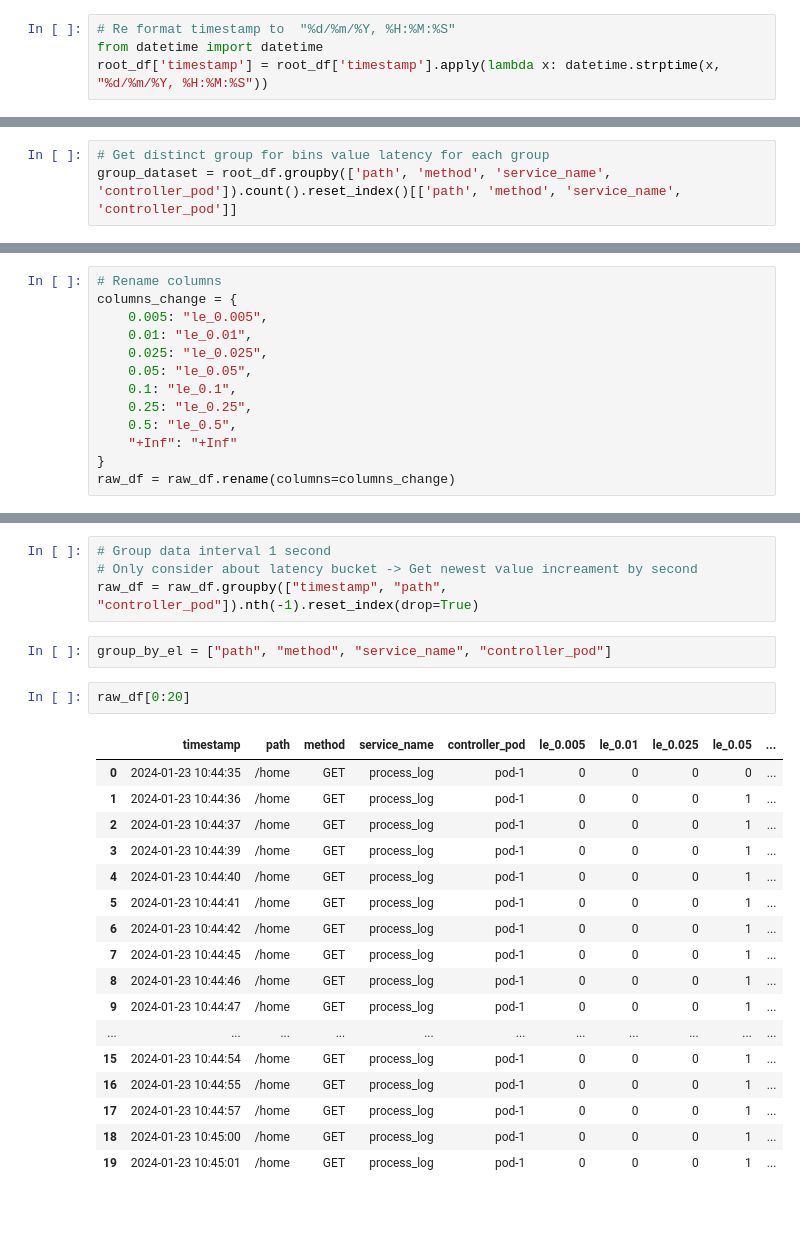
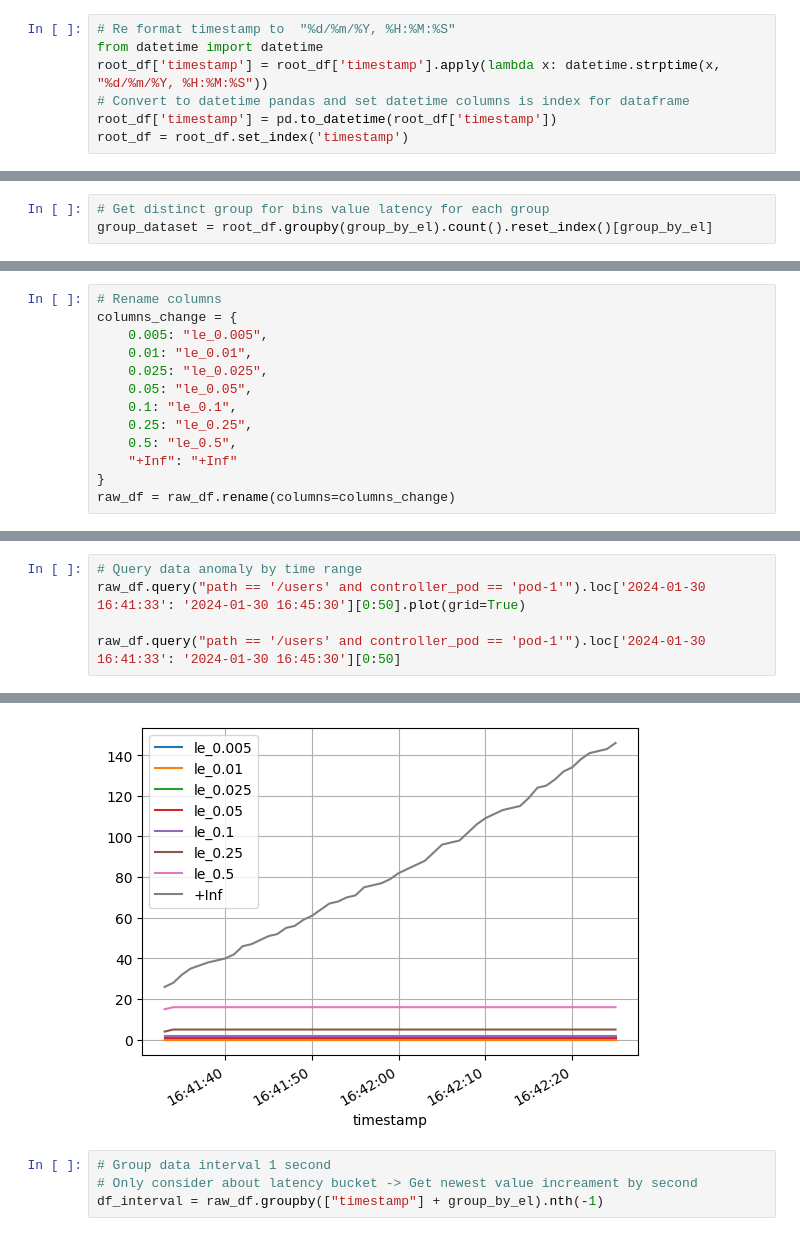
Before and after one commit to vuvietnguyenit/data_analystic, a Jupyter notebook: notebooks/calculate_latency_duration_time.ipynb, the cells around one changed output, grey strips where cells are left out. Cells and saved outputs as stored; diff of their text form; blank space fills up the shorter version.

```diff
--- a/notebooks/calculate_latency_duration_time.ipynb
+++ b/notebooks/calculate_latency_duration_time.ipynb
@@ -70,6 +79,9 @@ root_df
 # Re format timestamp to  "%d/%m/%Y, %H:%M:%S"
 from datetime import datetime
 root_df['timestamp'] = root_df['timestamp'].apply(lambda x: datetime.strptime(x, "%d/%m/%Y, %H:%M:%S"))
+# Convert to datetime pandas and set datetime columns is index for dataframe
+root_df['timestamp'] = pd.to_datetime(root_df['timestamp'])
+root_df = root_df.set_index('timestamp')
 # %%
 # Bins data to bucket latency
 def bucketing(duration_time):
@@ -100,6 +117,6 @@ root_df
 # %%
 # Get distinct group for bins value latency for each group
-group_dataset = root_df.groupby(['path', 'method', 'service_name', 'controller_pod']).count().reset_index()[['path', 'method', 'service_name', 'controller_pod']]
+group_dataset = root_df.groupby(group_by_el).count().reset_index()[group_by_el]
 # %%
 group_dataset # <- Return all group existed in dataset, next step do bins value of each group into bucket list: **[0.005, 0.01, 0.025, 0.05, 0.1, 0.25, 0.5, +Inf]**
 # %% [output]
@@ -167,0 +212,6 @@ raw_df[0:50][["timestamp"] + [bucket for bucket in columns_change.values()]
+# %%
+# Query data anomaly by time range
+raw_df.query("path == '/users' and controller_pod == 'pod-1'").loc['2024-01-30 16:41:33': '2024-01-30 16:45:30'][0:50].plot(grid=True)
+
+raw_df.query("path == '/users' and controller_pod == 'pod-1'").loc['2024-01-30 16:41:33': '2024-01-30 16:45:30'][0:50]
+# %% [output]
@@ -168,26 +236,5 @@ raw_df[0:50][["timestamp"] + [bucket for bucket in columns_change.values()]
+[figure, added]
 # %%
 # Group data interval 1 second
 # Only consider about latency bucket -> Get newest value increament by second
-raw_df = raw_df.groupby(["timestamp", "path", "controller_pod"]).nth(-1).reset_index(drop=True)
+df_interval = raw_df.groupby(["timestamp"] + group_by_el).nth(-1)
-# %%
-group_by_el = ["path", "method", "service_name", "controller_pod"]
-# %%
-raw_df[0:20]
-# %% [output]
-|  | timestamp | path | method | service_name | controller_pod | le_0.005 | le_0.01 | le_0.025 | le_0.05 | ... |
-| 0 | 2024-01-23 10:44:35 | /home | GET | process_log | pod-1 | 0 | 0 | 0 | 0 | ... |
-| 1 | 2024-01-23 10:44:36 | /home | GET | process_log | pod-1 | 0 | 0 | 0 | 1 | ... |
-| 2 | 2024-01-23 10:44:37 | /home | GET | process_log | pod-1 | 0 | 0 | 0 | 1 | ... |
-| 3 | 2024-01-23 10:44:39 | /home | GET | process_log | pod-1 | 0 | 0 | 0 | 1 | ... |
-| 4 | 2024-01-23 10:44:40 | /home | GET | process_log | pod-1 | 0 | 0 | 0 | 1 | ... |
-| 5 | 2024-01-23 10:44:41 | /home | GET | process_log | pod-1 | 0 | 0 | 0 | 1 | ... |
-| 6 | 2024-01-23 10:44:42 | /home | GET | process_log | pod-1 | 0 | 0 | 0 | 1 | ... |
-| 7 | 2024-01-23 10:44:45 | /home | GET | process_log | pod-1 | 0 | 0 | 0 | 1 | ... |
-| 8 | 2024-01-23 10:44:46 | /home | GET | process_log | pod-1 | 0 | 0 | 0 | 1 | ... |
-| 9 | 2024-01-23 10:44:47 | /home | GET | process_log | pod-1 | 0 | 0 | 0 | 1 | ... |
-| ... | ... | ... | ... | ... | ... | ... | ... | ... | ... | ... |
-| 15 | 2024-01-23 10:44:54 | /home | GET | process_log | pod-1 | 0 | 0 | 0 | 1 | ... |
-| 16 | 2024-01-23 10:44:55 | /home | GET | process_log | pod-1 | 0 | 0 | 0 | 1 | ... |
-| 17 | 2024-01-23 10:44:57 | /home | GET | process_log | pod-1 | 0 | 0 | 0 | 1 | ... |
-| 18 | 2024-01-23 10:45:00 | /home | GET | process_log | pod-1 | 0 | 0 | 0 | 1 | ... |
-| 19 | 2024-01-23 10:45:01 | /home | GET | process_log | pod-1 | 0 | 0 | 0 | 1 | ... |
```
Also changed, not shown: parts of 19 cells of this notebook, 3 other files.
